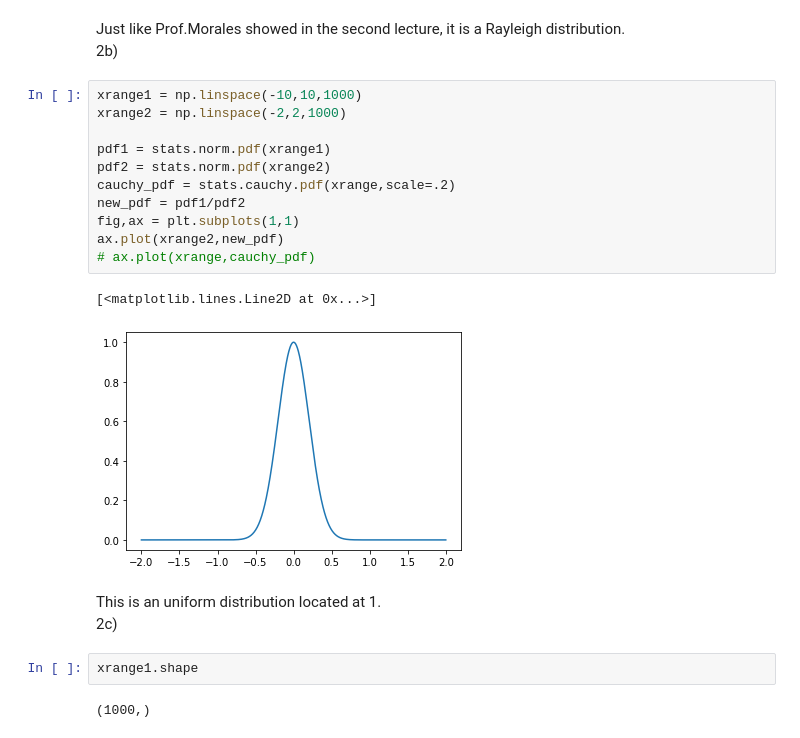
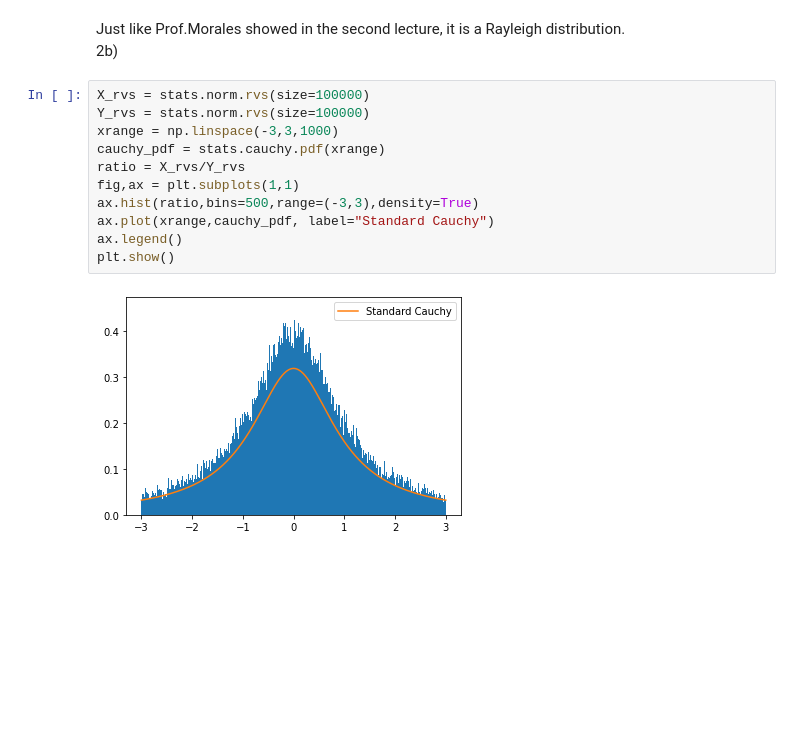
Before and after one commit to Noam-91/Advanced-Data-Analysis-Techniques-for-Large-Datasets, a Jupyter notebook: HW #3.ipynb, the cells around one changed output. Cells and saved outputs as stored; diff of their text form; blank space fills up the shorter version.

```diff
--- a/HW #3.ipynb
+++ b/HW #3.ipynb
@@ -67,24 +71,16 @@ ax.plot(sum_xrange,sum_pdf)
 # %% [markdown]
 Just like Prof.Morales showed in the second lecture, it is a Rayleigh distribution.<br>
 2b)
-# %%
-xrange1 = np.linspace(-10,10,1000)
-xrange2 = np.linspace(-2,2,1000)
-
-pdf1 = stats.norm.pdf(xrange1)
-pdf2 = stats.norm.pdf(xrange2)
-cauchy_pdf = stats.cauchy.pdf(xrange,scale=.2)
-new_pdf = pdf1/pdf2
-fig,ax = plt.subplots(1,1)
-ax.plot(xrange2,new_pdf)
-# ax.plot(xrange,cauchy_pdf)
-# %% [output]
-[<matplotlib.lines.Line2D at 0x...>]
-[figure, removed]
-# %% [markdown]
-This is an uniform distribution located at 1.<br>
-2c)
-# %%
-xrange1.shape
-# %% [output]
-(1000,)
+# %%
+X_rvs = stats.norm.rvs(size=100000)
+Y_rvs = stats.norm.rvs(size=100000)
+xrange = np.linspace(-3,3,1000)
+cauchy_pdf = stats.cauchy.pdf(xrange)
+ratio = X_rvs/Y_rvs
+fig,ax = plt.subplots(1,1)
+ax.hist(ratio,bins=500,range=(-3,3),density=True)
+ax.plot(xrange,cauchy_pdf, label="Standard Cauchy")
+ax.legend()
+plt.show()
+# %% [output]
+[figure, added]
```
Also changed, not shown: parts of 6 cells of this notebook.
